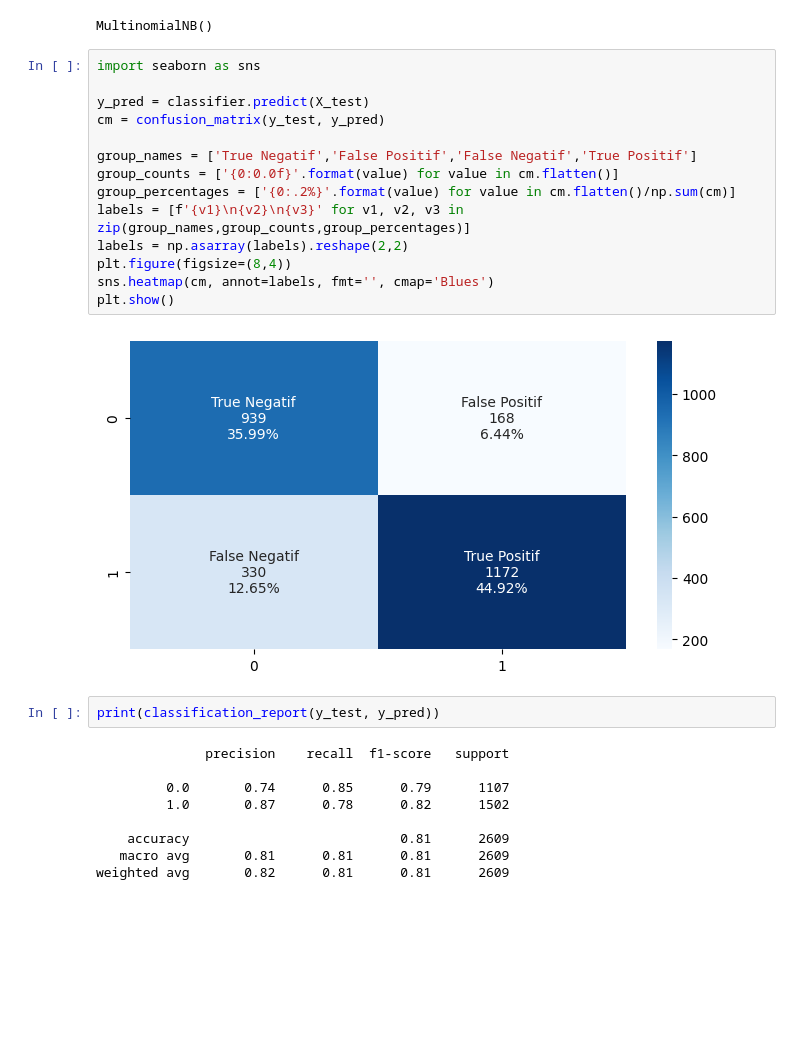
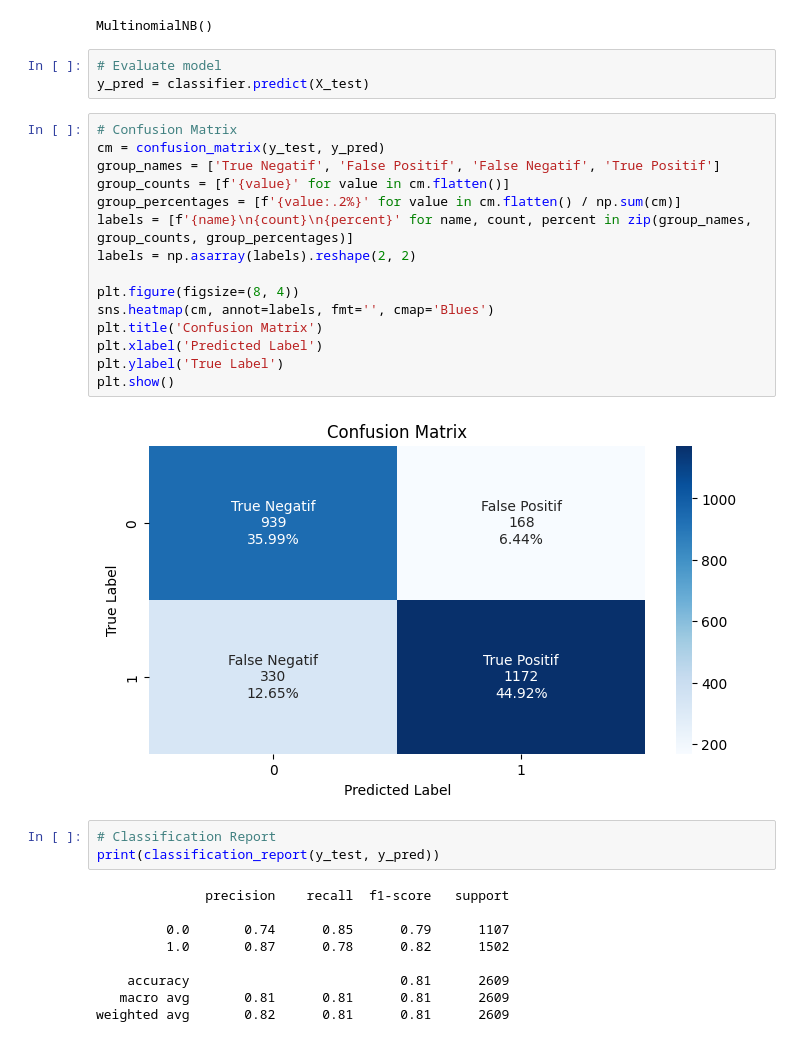
Before and after one commit to nazmeh/TUBES-SENTIMEN-ANALYSIS, a Jupyter notebook: NaiveBayesClassifier.ipynb, the cells around one changed output. Drawn from its saved outputs; the diff is of its cells as text; blank space fills up the shorter version.

```diff
--- a/NaiveBayesClassifier.ipynb
+++ b/NaiveBayesClassifier.ipynb
@@ -109,23 +123,28 @@ classifier = MultinomialNB()
 classifier.fit(X_train_res, y_train_res)
 # %% [output]
 MultinomialNB()
+# %%
+# Evaluate model
+y_pred = classifier.predict(X_test)
 # %%
-import seaborn as sns
+# Confusion Matrix
+cm = confusion_matrix(y_test, y_pred)
+group_names = ['True Negatif', 'False Positif', 'False Negatif', 'True Positif']
+group_counts = [f'{value}' for value in cm.flatten()]
+group_percentages = [f'{value:.2%}' for value in cm.flatten() / np.sum(cm)]
+labels = [f'{name}\n{count}\n{percent}' for name, count, percent in zip(group_names, group_counts, group_percentages)]
+labels = np.asarray(labels).reshape(2, 2)
 
-y_pred = classifier.predict(X_test)
-cm = confusion_matrix(y_test, y_pred)
-
-group_names = ['True Negatif','False Positif','False Negatif','True Positif']
-group_counts = ['{0:0.0f}'.format(value) for value in cm.flatten()]
-group_percentages = ['{0:.2%}'.format(value) for value in cm.flatten()/np.sum(cm)]
-labels = [f'{v1}\n{v2}\n{v3}' for v1, v2, v3 in zip(group_names,group_counts,group_percentages)]
-labels = np.asarray(labels).reshape(2,2)
-plt.figure(figsize=(8,4))
+plt.figure(figsize=(8, 4))
 sns.heatmap(cm, annot=labels, fmt='', cmap='Blues')
+plt.title('Confusion Matrix')
+plt.xlabel('Predicted Label')
+plt.ylabel('True Label')
 plt.show()
 # %% [output]
-[figure, old version]
+[figure, new version]
 # %%
+# Classification Report
 print(classification_report(y_test, y_pred))
 # %% [output]
               precision    recall  f1-score   support
```
Also changed, not shown: parts of 6 cells of this notebook, 3 other files.
